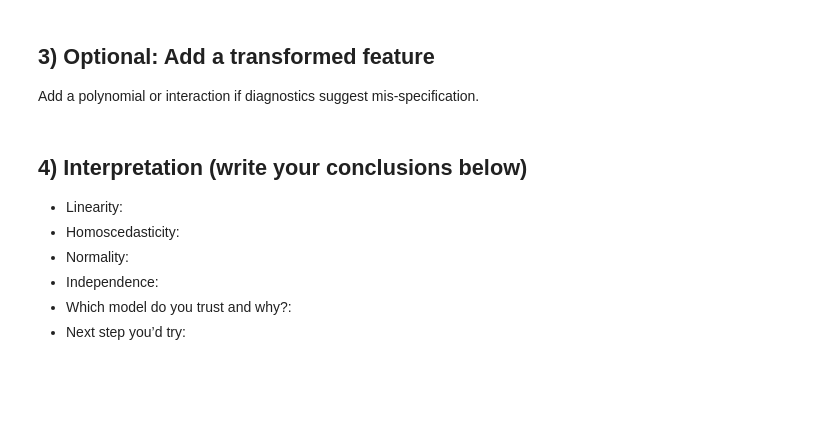
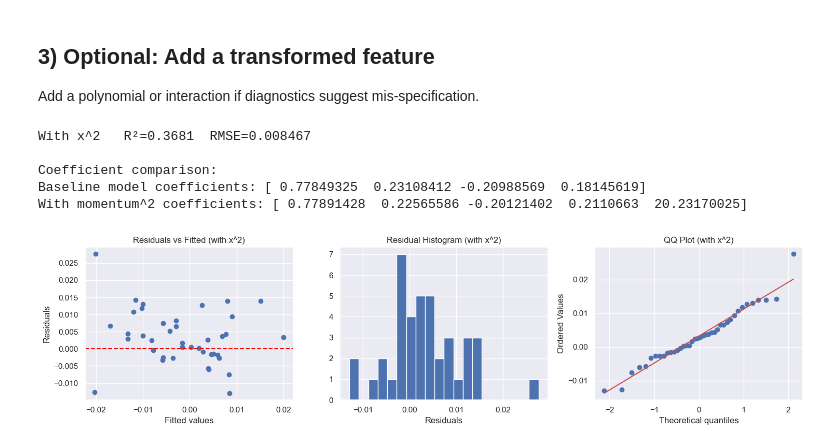
Before and after one commit to ty2192-max/bootcamp_Ting_Yu, a Jupyter notebook: project/notebooks/stage10a.ipynb, the cells around one changed output. Drawn from its saved outputs; the diff is of its cells as text; code cells hidden in the pictures; blank space fills up the shorter version.

```diff
--- a/project/notebooks/stage10a.ipynb
+++ b/project/notebooks/stage10a.ipynb
@@ -65,19 +79,46 @@ plt.figure(); st.probplot(resid, dist='norm', plot=plt); plt.title('QQ Plot'); p
 ## 3) Optional: Add a transformed feature
 Add a polynomial or interaction if diagnostics suggest mis-specification.
 # %%
+
+
 df['momentum_sq'] = df['momentum']**2
 X2 = df[['mkt_excess','size','value','momentum','momentum_sq']]
 X2_train, X2_test = X2.iloc[:len(X_train)], X2.iloc[len(X_train):]
 lr2 = LinearRegression().fit(X2_train, y_train)
 y_pred2 = lr2.predict(X2_test)
 r2_2 = r2_score(y_test, y_pred2)
-rmse_2 = mean_squared_error(y_test, y_pred2, squared=False)
+rmse_2 = np.sqrt(mean_squared_error(y_test, y_pred2))  # Fixed: removed 'squared=False'
 print(f'With x^2   R²={r2_2:.4f}  RMSE={rmse_2:.6f}')
+
+print("\nCoefficient comparison:")
+print("Baseline model coefficients:", lr.coef_)
+print("With momentum^2 coefficients:", lr2.coef_)
+resid2 = y_test - y_pred2
+fitted2 = y_pred2
+plt.figure(figsize=(15, 4))
+
+plt.subplot(131)
+plt.scatter(fitted2, resid2)
+plt.axhline(0, ls='--', color='red')
+plt.title('Residuals vs Fitted (with x^2)')
+plt.xlabel('Fitted values')
+plt.ylabel('Residuals')
+
+plt.subplot(132)
+plt.hist(resid2, bins=20)
+plt.title('Residual Histogram (with x^2)')
+plt.xlabel('Residuals')
+
+plt.subplot(133)
+st.probplot(resid2, dist='norm', plot=plt)
+plt.title('QQ Plot (with x^2)')
+
+plt.tight_layout()
+plt.show()
+# %% [output]
+With x^2   R²=0.3681  RMSE=0.008467
+
+Coefficient comparison:
+Baseline model coefficients: [ 0.77849325  0.23108412 -0.20988569  0.18145619]
+With momentum^2 coefficients: [ 0.77891428  0.22565586 -0.20121402  0.2110663  20.23170025]
+[figure, added]
-# %% [markdown]
-## 4) Interpretation (write your conclusions below)
-- Linearity:
-- Homoscedasticity:
-- Normality:
-- Independence:
-- Which model do you trust and why?:
-- Next step you’d try:
```
Also changed, not shown: parts of 5 cells of this notebook.
